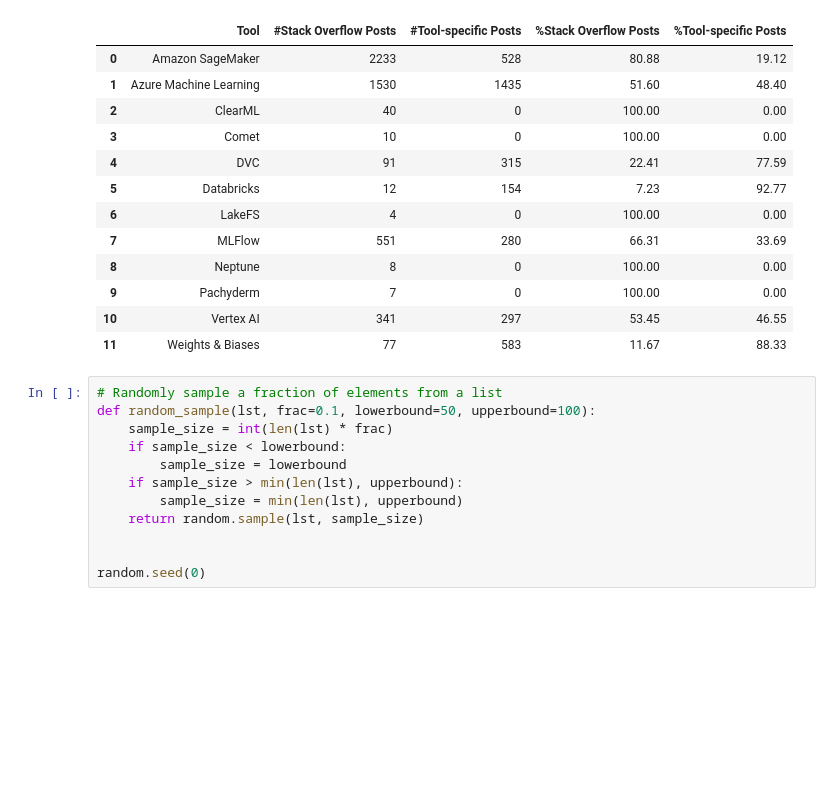
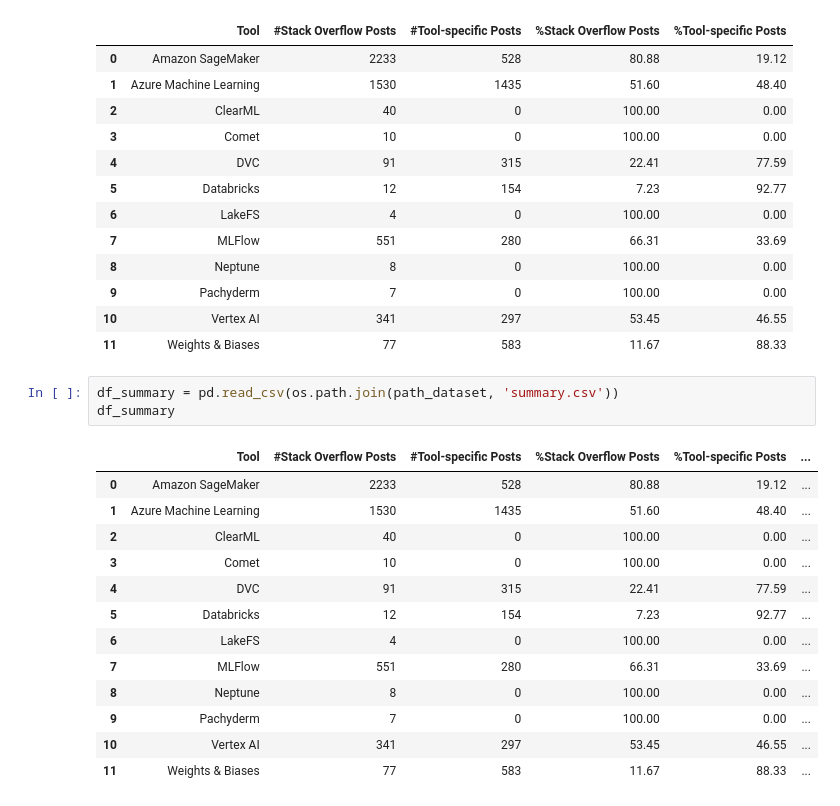
Before and after one commit to zhimin-z/QA-Asset-Management, a Jupyter notebook: Code/All.ipynb, the cells around one changed output. Cells and saved outputs as stored; diff of their text form; blank space fills up the shorter version.

```diff
--- a/Code/All.ipynb
+++ b/Code/All.ipynb
@@ -332,15 +340,20 @@ df_summary
 | 9 | Pachyderm | 7 | 0 | 100.00 | 0.00 |
 | 10 | Vertex AI | 341 | 297 | 53.45 | 46.55 |
 | 11 | Weights & Biases | 77 | 583 | 11.67 | 88.33 |
-# %%
-# Randomly sample a fraction of elements from a list
-def random_sample(lst, frac=0.1, lowerbound=50, upperbound=100):
-    sample_size = int(len(lst) * frac)
-    if sample_size < lowerbound:
-        sample_size = lowerbound
-    if sample_size > min(len(lst), upperbound):
-        sample_size = min(len(lst), upperbound)
-    return random.sample(lst, sample_size)
-
-
-random.seed(0)
+# %%
+df_summary = pd.read_csv(os.path.join(path_dataset, 'summary.csv'))
+df_summary
+# %% [output]
+|  | Tool | #Stack Overflow Posts | #Tool-specific Posts | %Stack Overflow Posts | %Tool-specific Posts | ... |
+| 0 | Amazon SageMaker | 2233 | 528 | 80.88 | 19.12 | ... |
+| 1 | Azure Machine Learning | 1530 | 1435 | 51.60 | 48.40 | ... |
+| 2 | ClearML | 40 | 0 | 100.00 | 0.00 | ... |
+| 3 | Comet | 10 | 0 | 100.00 | 0.00 | ... |
+| 4 | DVC | 91 | 315 | 22.41 | 77.59 | ... |
+| 5 | Databricks | 12 | 154 | 7.23 | 92.77 | ... |
+| 6 | LakeFS | 4 | 0 | 100.00 | 0.00 | ... |
+| 7 | MLFlow | 551 | 280 | 66.31 | 33.69 | ... |
+| 8 | Neptune | 8 | 0 | 100.00 | 0.00 | ... |
+| 9 | Pachyderm | 7 | 0 | 100.00 | 0.00 | ... |
+| 10 | Vertex AI | 341 | 297 | 53.45 | 46.55 | ... |
+| 11 | Weights & Biases | 77 | 583 | 11.67 | 88.33 | ... |
```
Also changed, not shown: parts of 3 cells of this notebook, 19 other files.
